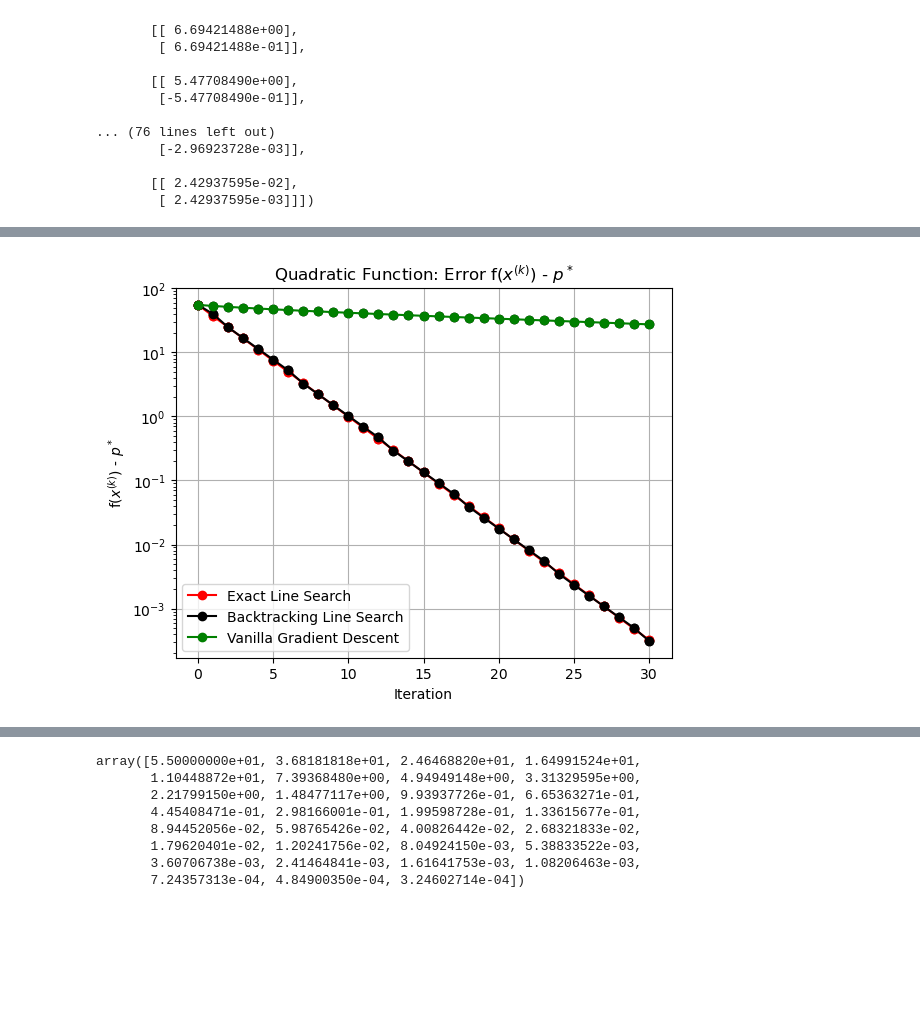
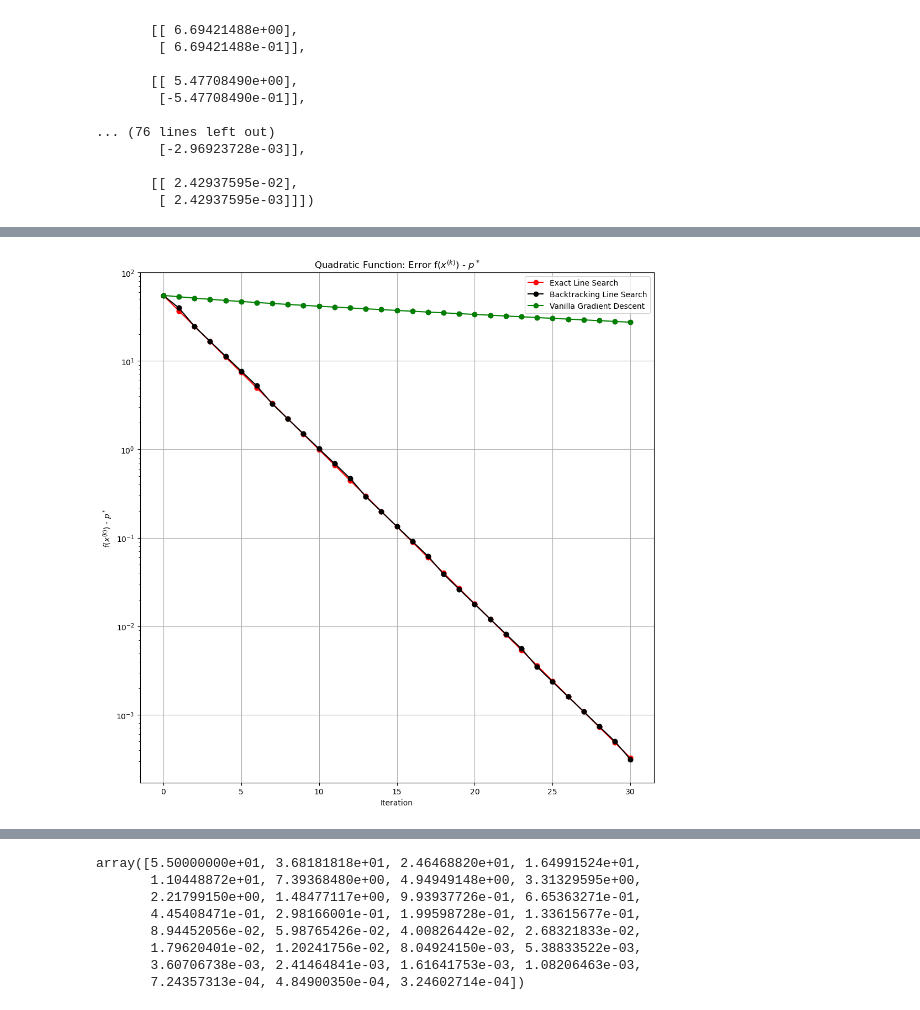
Before and after one commit to Ravi-Raghavan/ConvexOptimization, a Jupyter notebook: Homework #4 - Part 2.ipynb, the cells around one changed output, grey strips where cells are left out. Saved outputs shown, nothing was run; the diff lists cells and outputs as text; code cells hidden in the pictures; blank space fills up the shorter version.

```diff
--- a/Homework #4 - Part 2.ipynb
+++ b/Homework #4 - Part 2.ipynb
@@ -357,34 +357,34 @@ plt.show()
 # %%
 #optimal function value
 p_star = 0
 
 #compute error values(i.e. difference between function value and optimal function value) throughout iterations of exact line search gradient descent and backtracking gradient descent and vanilla gradient descent
 f1_exact_line_search_distance_from_optimal = f1_exact_line_search_function_values - p_star
 f1_backtracking_distance_from_optimal = f1_backtracking_function_values - p_star
 f1_vanilla_gd_distance_from_optimal = f1_vanilla_gd_function_values - p_star
 
 #set figure size
-plt.figure(figsize = (6.4, 4.8))
+plt.figure(figsize = (12, 12))
 
 #plot error values
 line1, = plt.plot(f1_exact_line_search_distance_from_optimal, marker='o', color='red', linestyle='-')
 line2, = plt.plot(f1_backtracking_distance_from_optimal, marker='o', color='black', linestyle='-')
 line3, = plt.plot(f1_vanilla_gd_distance_from_optimal, marker='o', color='green', linestyle='-')
 
 #indicate, via points, each error value on the lines
 plt.scatter(range(len(f1_exact_line_search_distance_from_optimal)), f1_exact_line_search_distance_from_optimal, color='red')
 plt.scatter(range(len(f1_backtracking_distance_from_optimal)), f1_backtracking_distance_from_optimal, color='black')
 plt.scatter(range(len(f1_vanilla_gd_distance_from_optimal)), f1_vanilla_gd_distance_from_optimal, color='black')
 
 #label axes, label title, and add legend
 plt.xlabel('Iteration')
 plt.ylabel(r'f($x^{(k)}$) - $p^*$')
 plt.yscale('log')
 plt.title(r'Quadratic Function: Error f($x^{(k)}$) - $p^*$')
 plt.legend(handles=[line1, line2, line3], labels=['Exact Line Search', 'Backtracking Line Search', 'Vanilla Gradient Descent'])
 plt.grid(True)
 plt.show()
 # %% [output]
-[figure, old version]
+[figure, new version]
 # %%
 #set figure size
```
Also changed, not shown: parts of 9 cells of this notebook.
